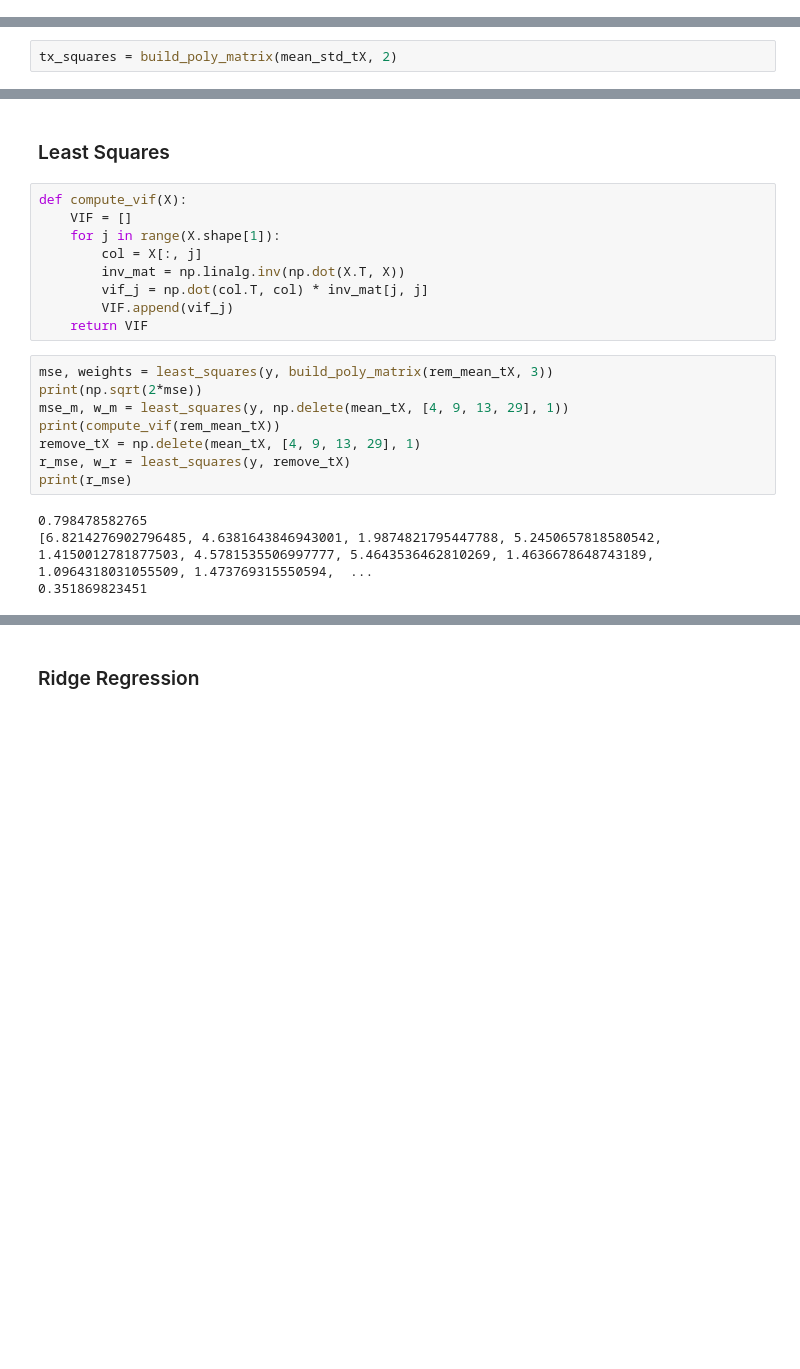
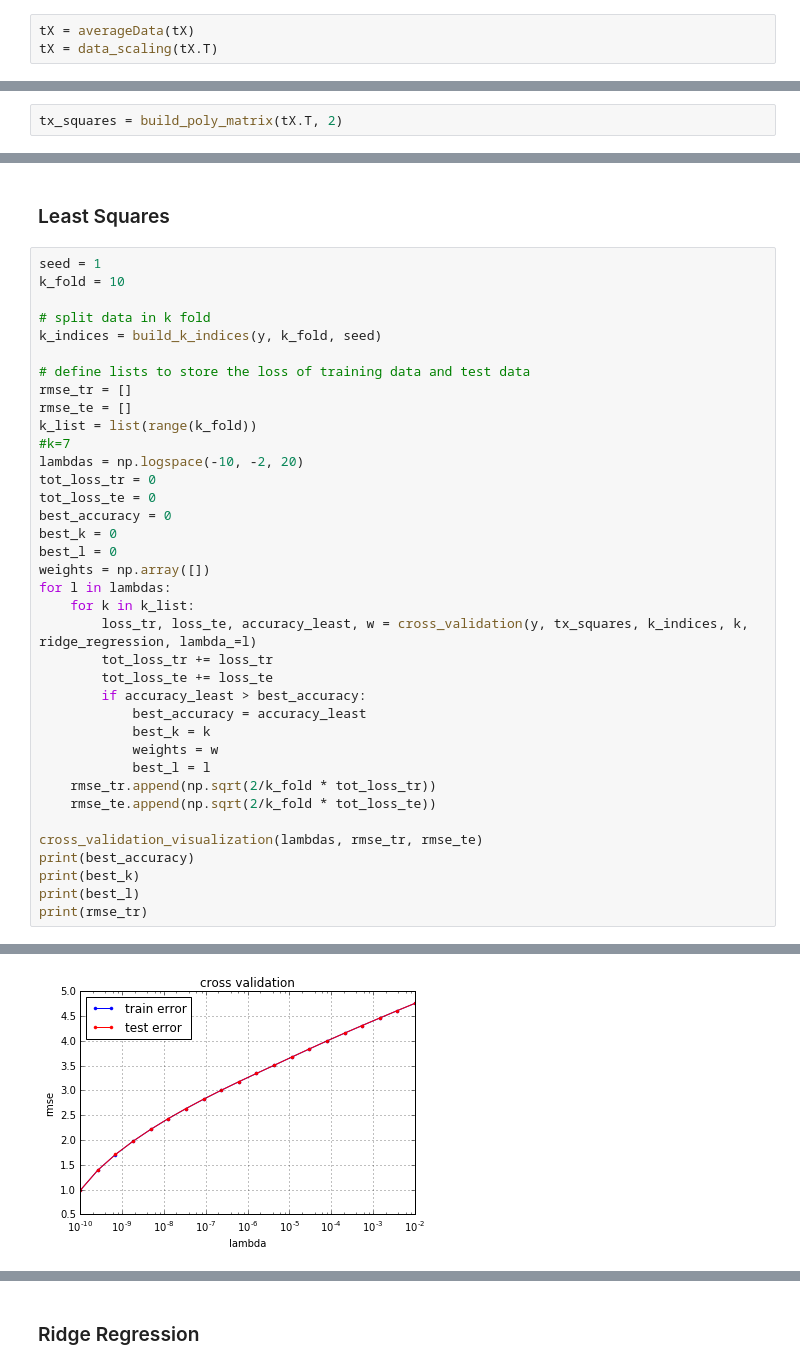
Before and after one commit to Walono/ML_project1, a Jupyter notebook: projects/project1/scripts/project1-Lois.ipynb, the cells around one changed output, grey strips where cells are left out. Cells and saved outputs as stored; diff of their text form; blank space fills up the shorter version.

```diff
--- a/projects/project1/scripts/project1-Lois.ipynb
+++ b/projects/project1/scripts/project1-Lois.ipynb
@@ -21,6 +21,9 @@ from Methods.proj1_helpers import *
 DATA_TRAIN_PATH = 'csv/train.csv'
 y, tX, ids = load_csv_data(DATA_TRAIN_PATH)
 tX_tra = tX.T
+# %%
+tX = averageData(tX)
+tX = data_scaling(tX.T)
 # %% [markdown]
 ## Do your thing crazy machine learning thing here :) ...
 # %% [markdown]
@@ -158,6 +150,6 @@ array([[  1.,   2.,   4.,   3.,   9.,   4.,  16.],
 # %% [markdown]
 ### Squared
 # %%
-tx_squares = build_poly_matrix(mean_std_tX, 2)
+tx_squares = build_poly_matrix(tX.T, 2)
 # %% [markdown]
 ### Sqrt
@@ -176,24 +172,41 @@ print(mean_sup.shape)
 ## Model Selection
 # %% [markdown]
 ### Least Squares
-# %%
-def compute_vif(X):
-    VIF = []
-    for j in range(X.shape[1]):
-        col = X[:, j]
-        inv_mat = np.linalg.inv(np.dot(X.T, X))
-        vif_j = np.dot(col.T, col) * inv_mat[j, j]
-        VIF.append(vif_j)
-    return VIF
-# %%
-mse, weights = least_squares(y, build_poly_matrix(rem_mean_tX, 3))
-print(np.sqrt(2*mse))
-mse_m, w_m = least_squares(y, np.delete(mean_tX, [4, 9, 13, 29], 1))
-print(compute_vif(rem_mean_tX))
-remove_tX = np.delete(mean_tX, [4, 9, 13, 29], 1)
-r_mse, w_r = least_squares(y, remove_tX)
-print(r_mse)
-# %% [output]
-0.798478582765
-[6.8214276902796485, 4.6381643846943001, 1.9874821795447788, 5.2450657818580542, 1.4150012781877503, 4.5781535506997777, 5.4643536462810269, 1.4636678648743189, 1.0964318031055509, 1.473769315550594,  ...
-0.351869823451
+# %%
+seed = 1
+k_fold = 10
+
+# split data in k fold
+k_indices = build_k_indices(y, k_fold, seed)
+
+# define lists to store the loss of training data and test data
+rmse_tr = []
+rmse_te = []
+k_list = list(range(k_fold))
+#k=7
+lambdas = np.logspace(-10, -2, 20)
+tot_loss_tr = 0
+tot_loss_te = 0
+best_accuracy = 0
+best_k = 0
+best_l = 0
+weights = np.array([])
+for l in lambdas:
+    for k in k_list:
+        loss_tr, loss_te, accuracy_least, w = cross_validation(y, tx_squares, k_indices, k, ridge_regression, lambda_=l)
+        tot_loss_tr += loss_tr
+        tot_loss_te += loss_te
+        if accuracy_least > best_accuracy:
+            best_accuracy = accuracy_least
+            best_k = k
+            weights = w
+            best_l = l
+    rmse_tr.append(np.sqrt(2/k_fold * tot_loss_tr))
+    rmse_te.append(np.sqrt(2/k_fold * tot_loss_te))
+
+cross_validation_visualization(lambdas, rmse_tr, rmse_te)
+print(best_accuracy)
+print(best_k)
+print(best_l)
+print(rmse_tr)
+# %% [output]
@@ -199,0 +230 @@ print(r_mse)
+[figure, added]
```
Also changed, not shown: parts of 5 cells of this notebook, 11 other files.
